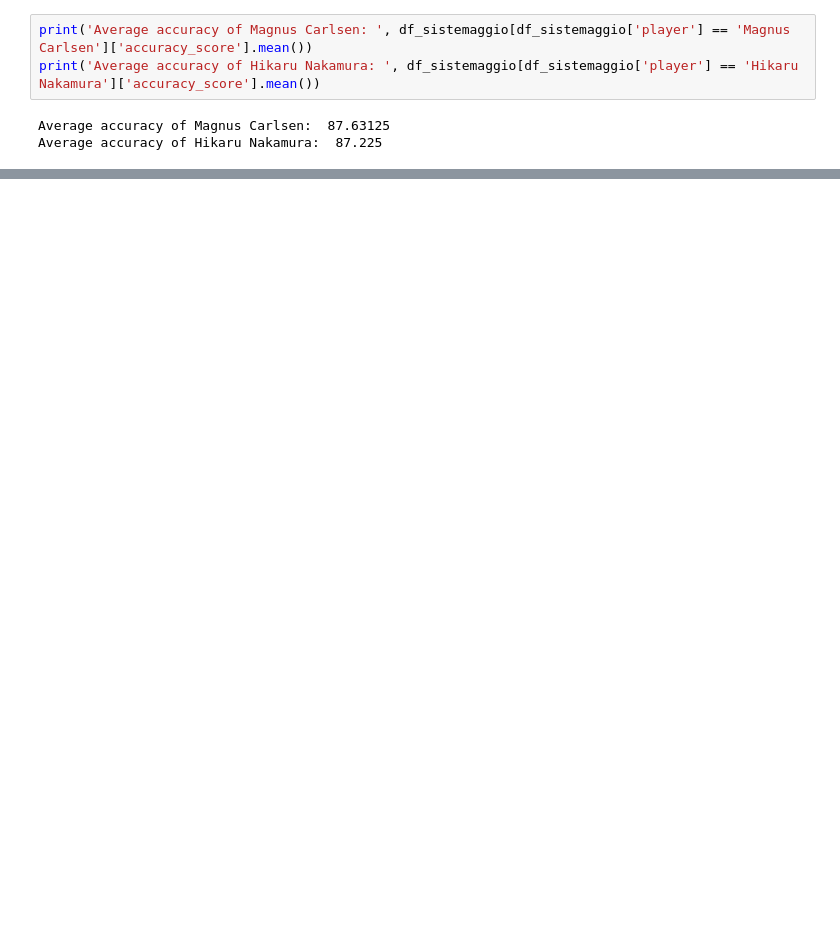
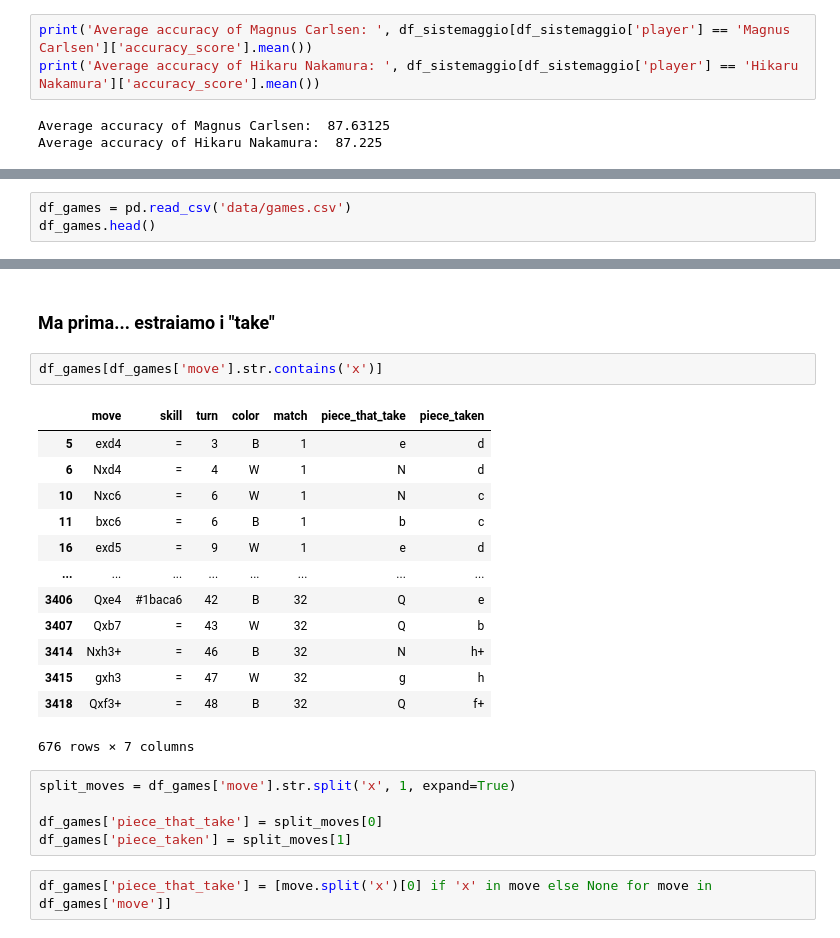
Before and after one commit to NicoNik22/Bullet-chess-championship-2023, a Jupyter notebook: Bullet Chess Championship 2023.ipynb, the cells around one changed output, grey strips where cells are left out. Cells and saved outputs as stored; diff of their text form; blank space fills up the shorter version.

```diff
--- a/Bullet Chess Championship 2023.ipynb
+++ b/Bullet Chess Championship 2023.ipynb
@@ -379,0 +366,3 @@ Average accuracy of Hikaru Nakamura:  87.225
+# %%
+df_games = pd.read_csv('data/games.csv')
+df_games.head()
@@ -379,0 +386,25 @@ Average accuracy of Hikaru Nakamura:  87.225
+# %% [markdown]
+### Ma prima... estraiamo i "take"
+# %%
+df_games[df_games['move'].str.contains('x')]
+# %% [output]
+|  | move | skill | turn | color | match | piece_that_take | piece_taken |
+| 5 | exd4 | = | 3 | B | 1 | e | d |
+| 6 | Nxd4 | = | 4 | W | 1 | N | d |
+| 10 | Nxc6 | = | 6 | W | 1 | N | c |
+| 11 | bxc6 | = | 6 | B | 1 | b | c |
+| 16 | exd5 | = | 9 | W | 1 | e | d |
+| ... | ... | ... | ... | ... | ... | ... | ... |
+| 3406 | Qxe4 | #1baca6 | 42 | B | 32 | Q | e |
+| 3407 | Qxb7 | = | 43 | W | 32 | Q | b |
+| 3414 | Nxh3+ | = | 46 | B | 32 | N | h+ |
+| 3415 | gxh3 | = | 47 | W | 32 | g | h |
+| 3418 | Qxf3+ | = | 48 | B | 32 | Q | f+ |
+676 rows × 7 columns
+# %%
+split_moves = df_games['move'].str.split('x', 1, expand=True)
+
+df_games['piece_that_take'] = split_moves[0]
+df_games['piece_taken'] = split_moves[1]
+# %%
+df_games['piece_that_take'] = [move.split('x')[0] if 'x' in move else None for move in df_games['move']]
```
Also changed, not shown: parts of 15 cells of this notebook, 2 other files.
